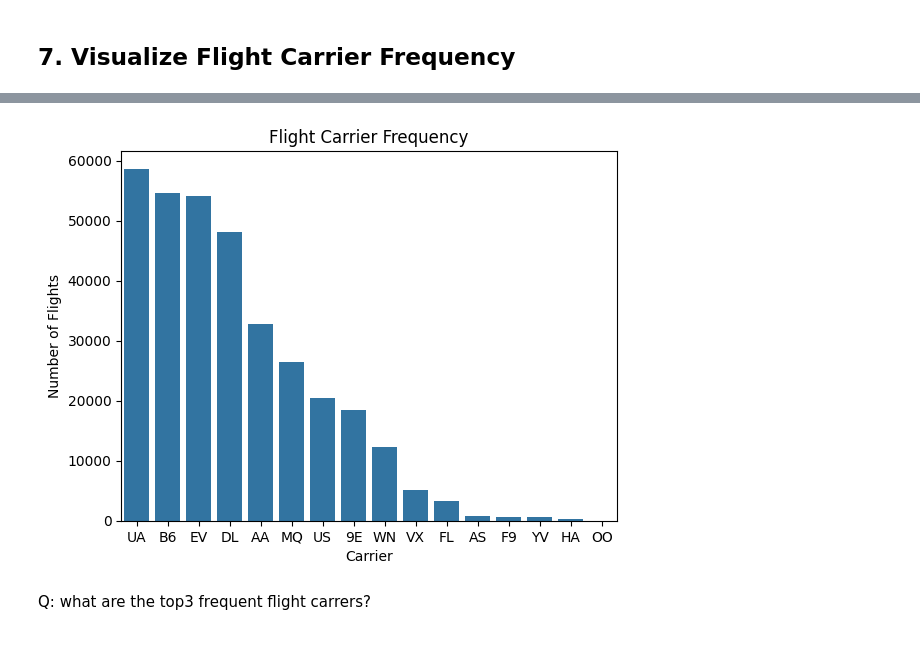
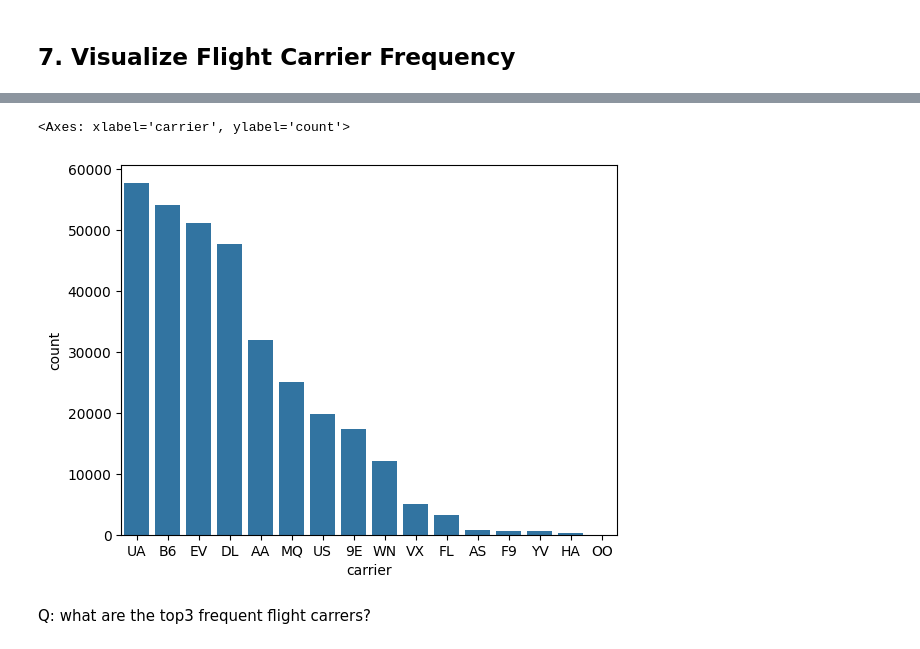
Before and after one commit to citydataviz/BA1200, a Jupyter notebook: Tutorial3/[Tutorial3]NYCflights.ipynb, the cells around one changed output, grey strips where cells are left out. Saved outputs shown, nothing was run; the diff lists cells and outputs as text; code cells hidden in the pictures.

```diff
--- a/Tutorial3/[Tutorial3]NYCflights.ipynb
+++ b/Tutorial3/[Tutorial3]NYCflights.ipynb
@@ -10,4 +10,5 @@ from matplotlib import pyplot as plt
 ## 1. Read Data
 # %%
 # Read data 'nyc_flights.csv'
-pd.read_csv('')
+df = pd.read_csv('./nyc_flights.csv')
+df.head()
@@ -77,8 +87,10 @@ Q: Which column has the largest percentage of missing values relative to the tot
 (ANS)
 # %%
 #Drop Null Values
+df.dropna(axis=0, how = 'any', inplace = True)
 
 #Drop the columns that i dont need for my analysis to reduce the processing time/power
+df.drop(axis=1, columns = ['time_hour'], inplace=True)
 # %% [markdown]
 * Comments : there are other ways to deal with missing values such that you can 'impute' null/missing values with aveage or previous values  (https://pandas.pydata.org/pandas-docs/stable/reference/api/pandas.DataFrame.fillna.html)
 # %%
@@ -169,9 +218,11 @@ what airport has highest departure delay ? Any relationship with 'No. 5's result
 # %%
 # Count the frequency of each carrier
-
+carrier_counts = df['carrier'].value_counts()
+sns.barplot(data=carrier_counts)
 # Create bar chart
 # %% [output]
+<Axes: xlabel='carrier', ylabel='count'>
-[figure, old version]
+[figure, new version]
 # %% [markdown]
 Q: what are the top3 frequent flight carrers?
 # %% [markdown]
```
Also changed, not shown: parts of 17 cells of this notebook, 5 other files.
